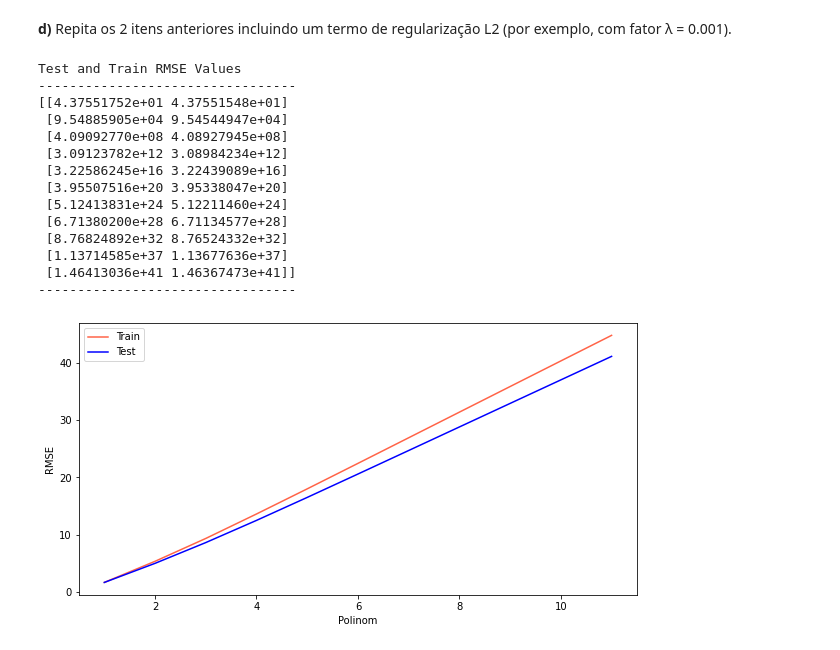
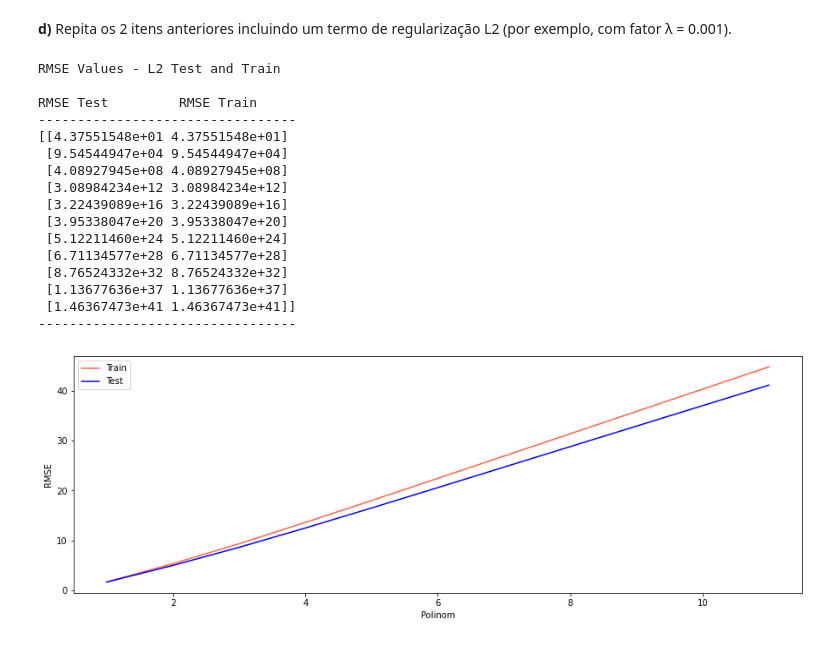
Before and after one commit to felpsmonteiro/MachineLearning, a Jupyter notebook: Lista01/Machine Learning - Lista01.ipynb, the cells around one changed output. Saved outputs shown, nothing was run; the diff lists cells and outputs as text; code cells hidden in the pictures.

```diff
--- a/Lista01/Machine Learning - Lista01.ipynb
+++ b/Lista01/Machine Learning - Lista01.ipynb
@@ -390,48 +403,53 @@ def OLSREG(x, y, p8, p2):
 
     return rmse_train, rmse_test, w_pred
 # %%
-#defining Polinomial Regression
+#defining Polinomial Regression with L2
+def RegPolL2(x, y, p8, p2):
+    ols_pol_reg = [OLSREG(x, y, p8, p2)]
 
-ols_pol_reg = [OLSREG(x, y, perc_oitenta, perc_vinte)]
+    for i in range(2,12):
+        column_pol_reg = (x)**i
 
-for i in range(2,12):
-    column_pol_reg = (x)**i
+        # # #Creating a New Matrix Adding the Polinomial Column at Begin.
+        ca_ds_n_reg = np.c_[x, column_pol_reg]
 
-    # # #Creating a New Matrix Adding the Polinomial Column at Begin.
-    ca_ds_n_reg = np.c_[x, column_pol_reg]
+        # # #Appending The Results -
+        ols_pol_reg.append(OLSREG(ca_ds_n_reg, y, perc_oitenta, perc_vinte))
 
-    # # #Appending The Results -
-    ols_pol_reg.append(OLSREG(ca_ds_n_reg, y, perc_oitenta, perc_vinte))
+    ols_pol_reg = np.array(ols_pol_reg, dtype=object)
 
-ols_pol_reg = np.array(ols_pol_reg, dtype=object)
+    rmse_train_all_reg = np.array(ols_pol_reg[:,[0]], dtype=float)
+    rmse_test_all_reg = np.array(ols_pol_reg[:,[1]], dtype=float)
 
-rmse_train_all_reg = np.array(ols_pol_reg[:,[0]], dtype=float)
-rmse_test_all_reg = np.array(ols_pol_reg[:,[1]], dtype=float)
+    print('RMSE Values - L2 Test and Train \n')
+    print("RMSE Test \t  RMSE Train")
+    print('-' * 33)
+    print(np.c_[rmse_test_all_reg, rmse_test_all_reg])
+    print('-' * 33)
+    plt.plot(range(1,12), np.log10(rmse_train_all_reg), color='tomato', label='Train')
+    plt.plot(range(1,12), np.log10(rmse_test_all_reg), color='blue', label='Test')
+    plt.xlabel("Polinom")
+    plt.ylabel("RMSE")
+    plt.rcParams["figure.figsize"] = [10,5]
+    plt.legend()
+    plt.show()
 
-print('Test and Train RMSE Values')
-print('-' * 33)
-print(np.c_[rmse_test_all, rmse_test_all_reg])
-print('-' * 33)
-plt.plot(range(1,12), np.log10(rmse_train_all_reg), color='tomato', label='Train')
-plt.plot(range(1,12), np.log10(rmse_test_all_reg), color='blue', label='Test')
-plt.xlabel("Polinom")
-plt.ylabel("RMSE")
-plt.rcParams["figure.figsize"] = [10,5]
-plt.legend()
-plt.show()
+RegPolL2(x, y, perc_oitenta, perc_vinte)
 # %% [output]
-Test and Train RMSE Values
+RMSE Values - L2 Test and Train
+
+RMSE Test         RMSE Train
 ---------------------------------
-[[4.37551752e+01 4.37551548e+01]
- [9.54885905e+04 9.54544947e+04]
- [4.09092770e+08 4.08927945e+08]
- [3.09123782e+12 3.08984234e+12]
- [3.22586245e+16 3.22439089e+16]
- [3.95507516e+20 3.95338047e+20]
- [5.12413831e+24 5.12211460e+24]
- [6.71380200e+28 6.71134577e+28]
- [8.76824892e+32 8.76524332e+32]
- [1.13714585e+37 1.13677636e+37]
- [1.46413036e+41 1.46367473e+41]]
+[[4.37551548e+01 4.37551548e+01]
+ [9.54544947e+04 9.54544947e+04]
+ [4.08927945e+08 4.08927945e+08]
+ [3.08984234e+12 3.08984234e+12]
+ [3.22439089e+16 3.22439089e+16]
+ [3.95338047e+20 3.95338047e+20]
+ [5.12211460e+24 5.12211460e+24]
+ [6.71134577e+28 6.71134577e+28]
+ [8.76524332e+32 8.76524332e+32]
+ [1.13677636e+37 1.13677636e+37]
+ [1.46367473e+41 1.46367473e+41]]
 ---------------------------------
-[figure, old version]
+[figure, new version]
```
Also changed, not shown: parts of 8 cells of this notebook.
